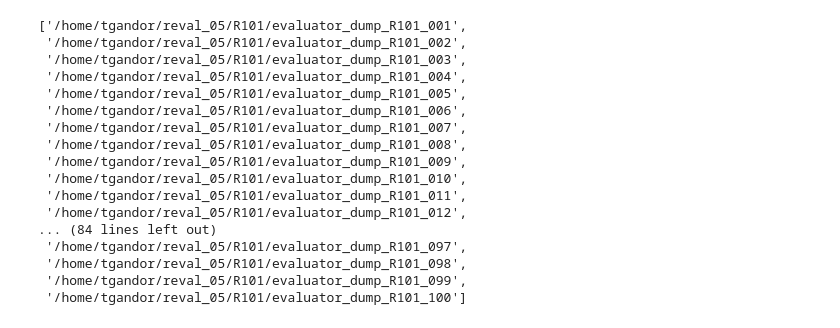
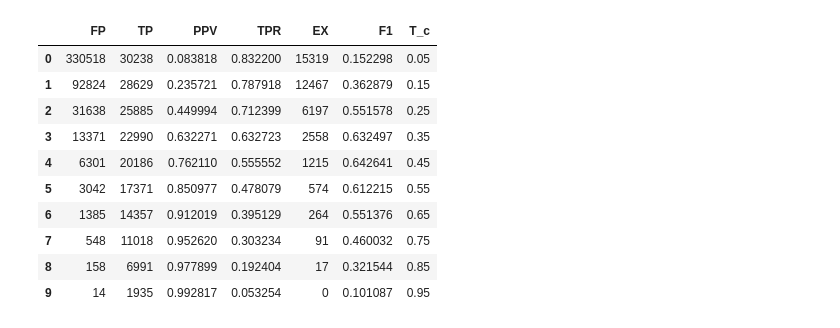
Before and after one commit to tgandor/urban_oculus, a Jupyter notebook: 2021-07-03-metrics-plots.ipynb, the cells around one changed output. Cells and saved outputs as stored; diff of their text form; code cells hidden in the pictures.

```diff
--- a/2021-07-03-metrics-plots.ipynb
+++ b/2021-07-03-metrics-plots.ipynb
@@ -12,20 +10,14 @@ s = Summary('~/reval_05/R101/')
-# %%
-s.subdirs
-# %% [output]
-['/home/tgandor/reval_05/R101/evaluator_dump_R101_001',
- '/home/tgandor/reval_05/R101/evaluator_dump_R101_002',
- '/home/tgandor/reval_05/R101/evaluator_dump_R101_003',
- '/home/tgandor/reval_05/R101/evaluator_dump_R101_004',
- '/home/tgandor/reval_05/R101/evaluator_dump_R101_005',
- '/home/tgandor/reval_05/R101/evaluator_dump_R101_006',
- '/home/tgandor/reval_05/R101/evaluator_dump_R101_007',
- '/home/tgandor/reval_05/R101/evaluator_dump_R101_008',
- '/home/tgandor/reval_05/R101/evaluator_dump_R101_009',
- '/home/tgandor/reval_05/R101/evaluator_dump_R101_010',
- '/home/tgandor/reval_05/R101/evaluator_dump_R101_011',
- '/home/tgandor/reval_05/R101/evaluator_dump_R101_012',
-... (84 lines left out)
- '/home/tgandor/reval_05/R101/evaluator_dump_R101_097',
- '/home/tgandor/reval_05/R101/evaluator_dump_R101_098',
- '/home/tgandor/reval_05/R101/evaluator_dump_R101_099',
- '/home/tgandor/reval_05/R101/evaluator_dump_R101_100']
+# %%
+summaries_by_tc('/home/tgandor/reval_05/baseline_05/evaluator_dump_R101_101/')
+# %% [output]
+|  | FP | TP | PPV | TPR | EX | F1 | T_c |
+| 0 | 330518 | 30238 | 0.083818 | 0.832200 | 15319 | 0.152298 | 0.05 |
+| 1 | 92824 | 28629 | 0.235721 | 0.787918 | 12467 | 0.362879 | 0.15 |
+| 2 | 31638 | 25885 | 0.449994 | 0.712399 | 6197 | 0.551578 | 0.25 |
+| 3 | 13371 | 22990 | 0.632271 | 0.632723 | 2558 | 0.632497 | 0.35 |
+| 4 | 6301 | 20186 | 0.762110 | 0.555552 | 1215 | 0.642641 | 0.45 |
+| 5 | 3042 | 17371 | 0.850977 | 0.478079 | 574 | 0.612215 | 0.55 |
+| 6 | 1385 | 14357 | 0.912019 | 0.395129 | 264 | 0.551376 | 0.65 |
+| 7 | 548 | 11018 | 0.952620 | 0.303234 | 91 | 0.460032 | 0.75 |
+| 8 | 158 | 6991 | 0.977899 | 0.192404 | 17 | 0.321544 | 0.85 |
+| 9 | 14 | 1935 | 0.992817 | 0.053254 | 0 | 0.101087 | 0.95 |
```
Also changed, not shown: parts of 14 cells of this notebook, 2 other files.
